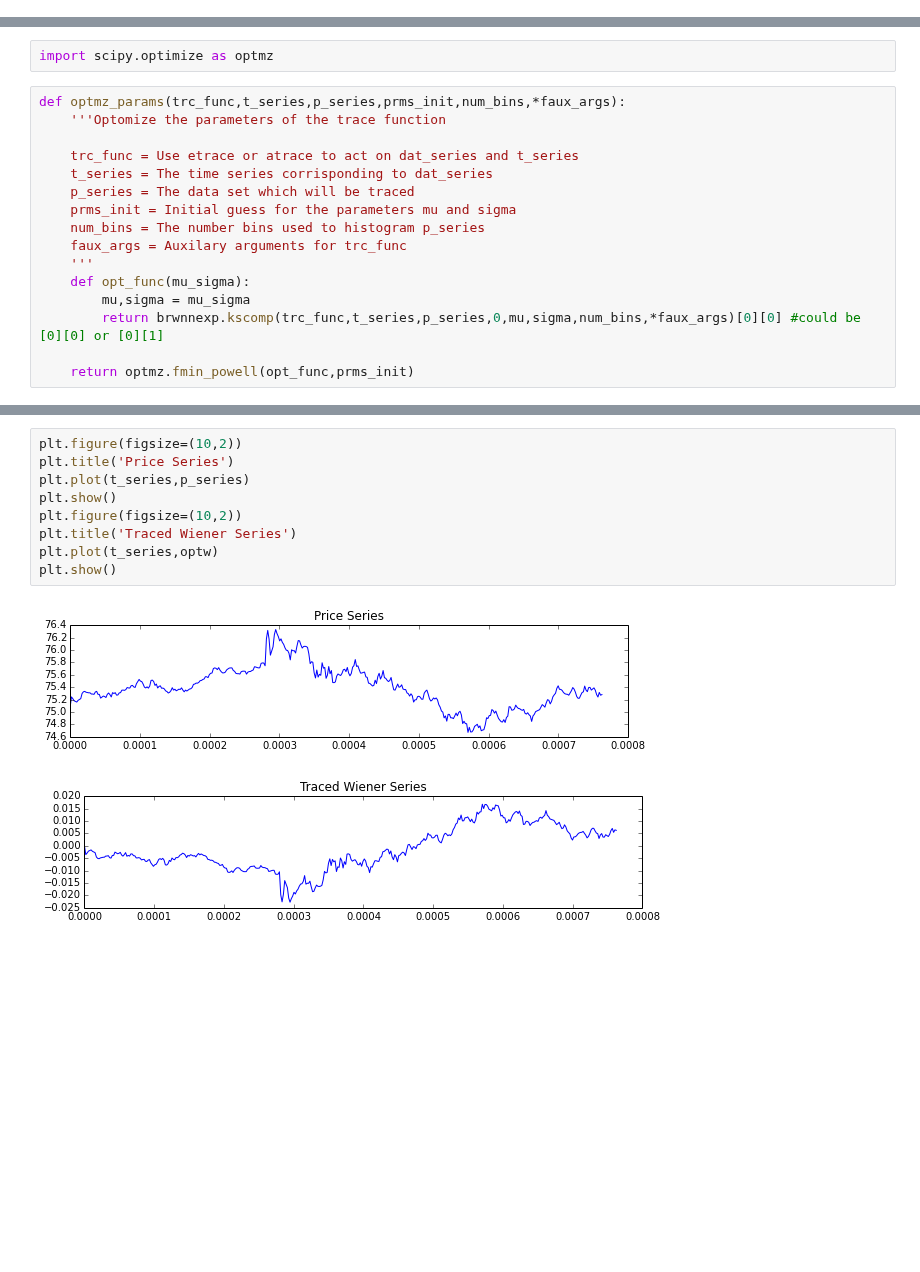
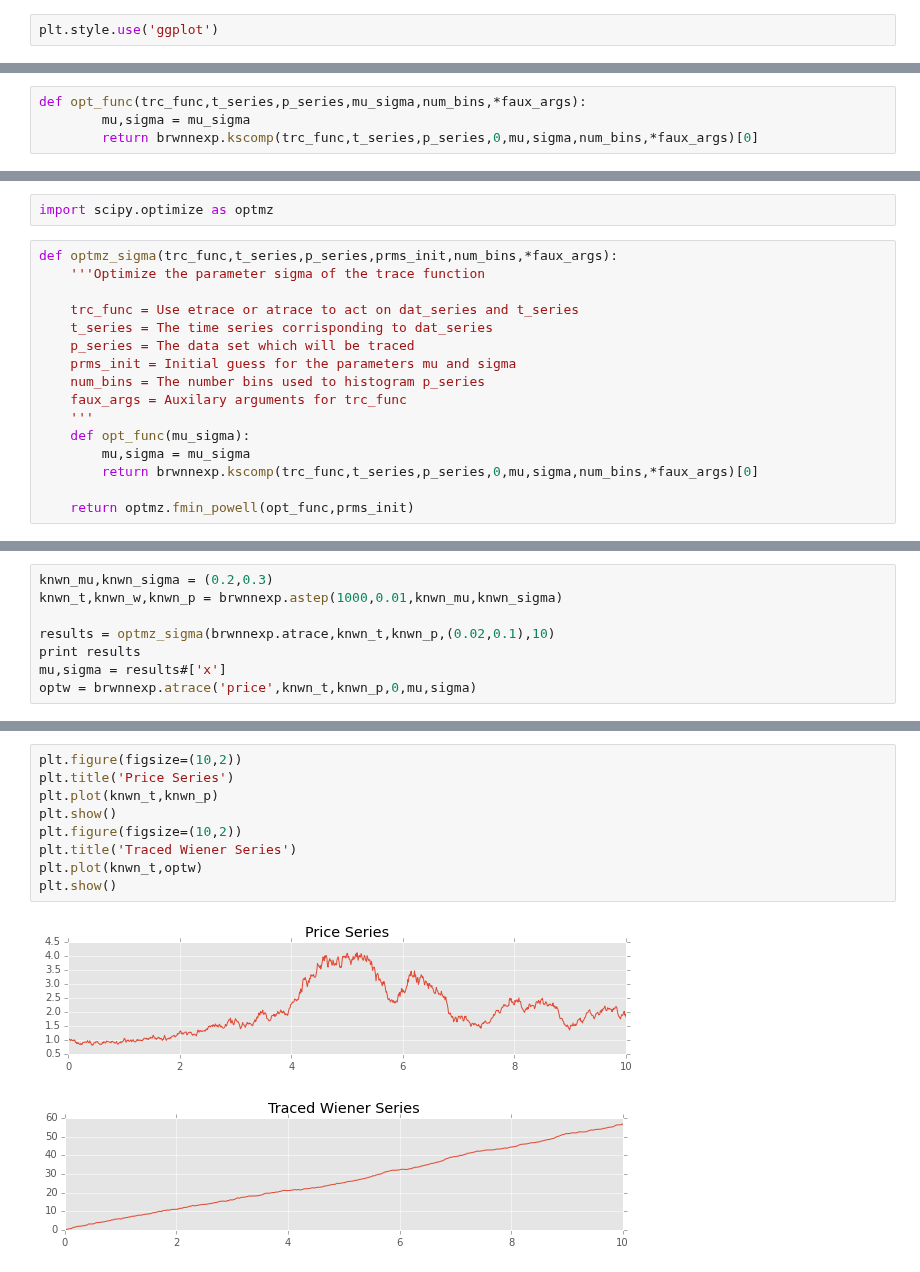
Before and after one commit to rmorshea/quantfi, a Jupyter notebook: opt_params.ipynb, the cells around one changed output, grey strips where cells are left out. Drawn from its saved outputs; the diff is of its cells as text; blank space fills up the shorter version.

Commit message:
identified issue after examining parameter space for mu/sigma

```diff
--- a/opt_params.ipynb
+++ b/opt_params.ipynb
@@ -12,5 +13,7 @@ import utility_funcs as ufuncs
 import matplotlib.pyplot as plt
 %matplotlib inline
+# %%
+plt.style.use('ggplot')
 # %%
 aapl = qqm.get_minutely_data('aapl','20130102')
 t_series = pd.Series(ufuncs.get_tseries(aapl.index))[:400]
@@ -120,0 +131,4 @@ expectation: 1.91428747854 0.947295976363
+# %%
+def opt_func(trc_func,t_series,p_series,mu_sigma,num_bins,*faux_args):
+        mu,sigma = mu_sigma
+        return brwnnexp.kscomp(trc_func,t_series,p_series,0,mu,sigma,num_bins,*faux_args)[0]
@@ -121,8 +205,8 @@ expectation: 1.91428747854 0.947295976363
 # %%
 import scipy.optimize as optmz
 # %%
-def optmz_params(trc_func,t_series,p_series,prms_init,num_bins,*faux_args):
-    '''Optomize the parameters of the trace function
+def optmz_sigma(trc_func,t_series,p_series,prms_init,num_bins,*faux_args):
+    '''Optimize the parameter sigma of the trace function
 
     trc_func = Use etrace or atrace to act on dat_series and t_series
     t_series = The time series corrisponding to dat_series
@@ -133,6 +217,6 @@ def optmz_params(trc_func,t_series,p_series,prms_init,num_bins,*faux_args):
     '''
     def opt_func(mu_sigma):
         mu,sigma = mu_sigma
-        return brwnnexp.kscomp(trc_func,t_series,p_series,0,mu,sigma,num_bins,*faux_args)[0][0] #could be [0][0] or [0][1]
+        return brwnnexp.kscomp(trc_func,t_series,p_series,0,mu,sigma,num_bins,*faux_args)[0]
 
     return optmz.fmin_powell(opt_func,prms_init)
@@ -148,0 +226,8 @@ Optimization terminated successfully.
+# %%
+knwn_mu,knwn_sigma = (0.2,0.3)
+knwn_t,knwn_w,knwn_p = brwnnexp.astep(1000,0.01,knwn_mu,knwn_sigma)
+
+results = optmz_sigma(brwnnexp.atrace,knwn_t,knwn_p,(0.02,0.1),10)
+print results
+mu,sigma = results#['x']
+optw = brwnnexp.atrace('price',knwn_t,knwn_p,0,mu,sigma)
@@ -149,12 +240,12 @@ Optimization terminated successfully.
 # %%
 plt.figure(figsize=(10,2))
 plt.title('Price Series')
-plt.plot(t_series,p_series)
+plt.plot(knwn_t,knwn_p)
 plt.show()
 plt.figure(figsize=(10,2))
 plt.title('Traced Wiener Series')
-plt.plot(t_series,optw)
+plt.plot(knwn_t,optw)
 plt.show()
 # %% [output]
-[figure, old version]
+[figure, new version]
-[figure, old version]
+[figure, new version]
```
Also changed, not shown: parts of 20 cells of this notebook.
